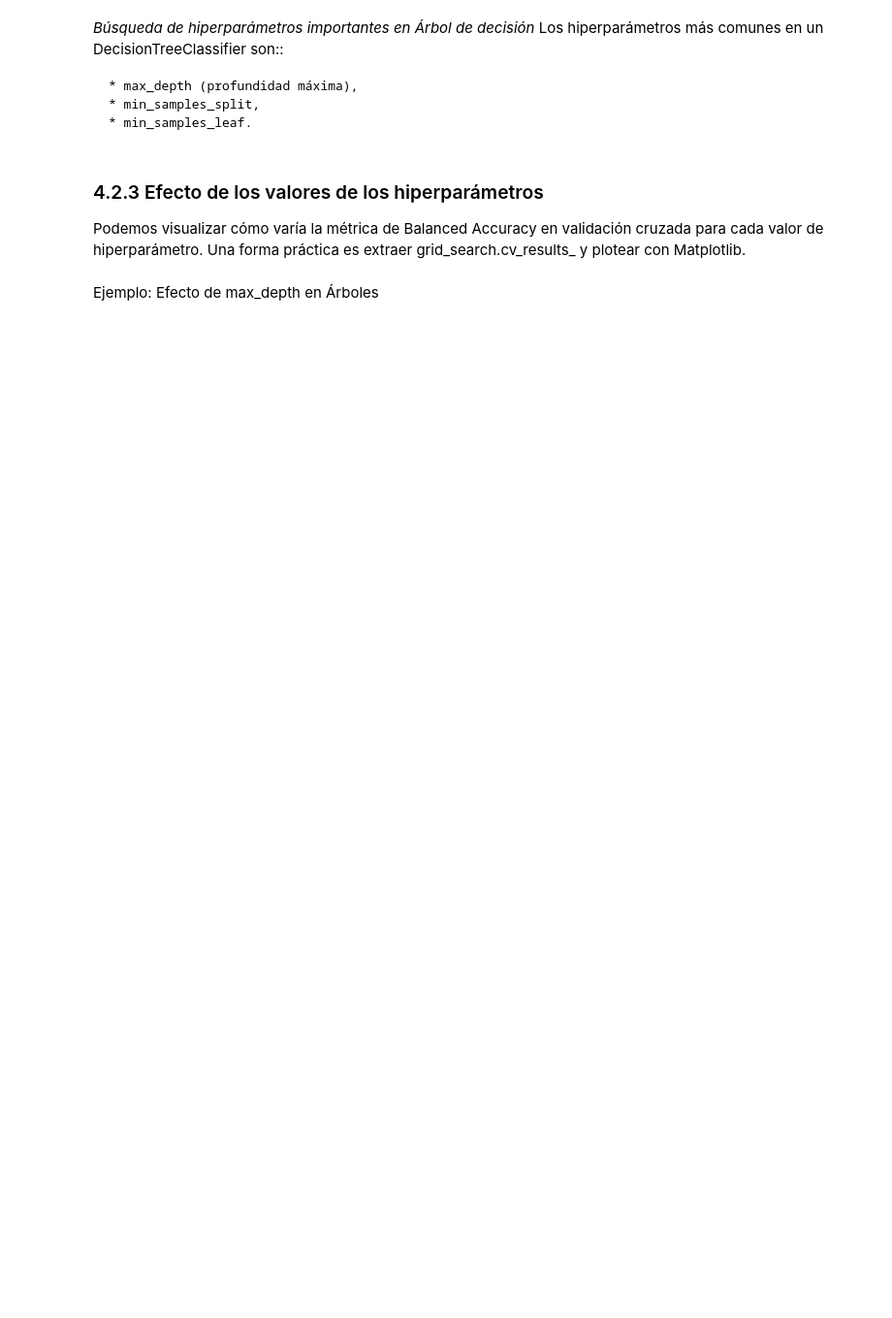
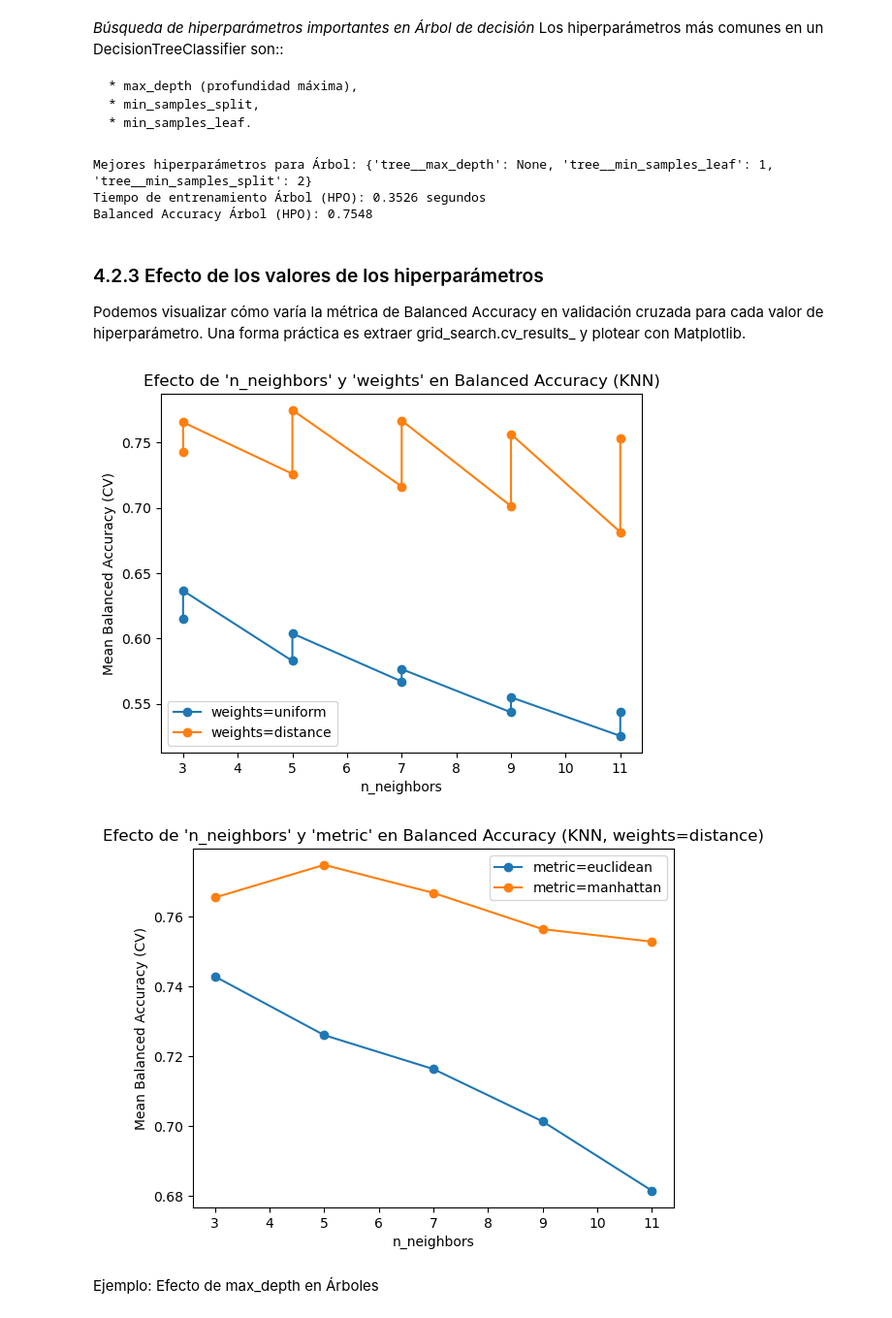
Before and after one commit to albatellouc3m/Grupo5, a Jupyter notebook: P1_AA.ipynb, the cells around one changed output. Shown at 97% size. Drawn from its saved outputs; the diff is of its cells as text; code cells hidden in the pictures; blank space fills up the shorter version.

Commit message:
Va todo el 4 bien ya, falta revisar plots

```diff
--- a/P1_AA.ipynb
+++ b/P1_AA.ipynb
@@ -465,10 +465,9 @@ Los hiperparámetros principales de KNN suelen ser:
     * n_neighbors: número de vecinos,
     * weights: uniforme o ponderado por la distancia,
 # %%
-import numpy as np
 from sklearn.model_selection import GridSearchCV, StratifiedKFold
 
-# Definimos la rejilla de hiperparámetros
+# Definimos los hiperparámetros
 param_grid_knn = {
     # Ejemplo para la imputación numérica si lo estás evaluando también
     # 'preprocessor__num__imputer__strategy': ['mean', 'median'],
@@ -479,38 +478,36 @@ param_grid_knn = {
 }
 
 # Configuramos la validación cruzada estratificada
-skf = StratifiedKFold(n_splits=5, shuffle=True, random_state=42)
+skf = StratifiedKFold(n_splits=3, shuffle=True, random_state=42)
 
 # Creación del pipeline base (mismo que default, pero sin hiperparámetros fijos)
 knn_pipeline = Pipeline([
-    ('preprocessor', preprocessor),
-    ('knn', KNeighborsClassifier())  # KNN "vacío" para poder tunear
+    ('imputer', SimpleImputer(strategy='mean')),
+    ('scaler', StandardScaler()),
+    ('knn', KNeighborsClassifier())
 ])
 
-grid_knn = GridSearchCV(
+knn_grid = GridSearchCV(
     estimator=knn_pipeline,
     param_grid=param_grid_knn,
     scoring='balanced_accuracy',
     cv=skf,
-    n_jobs=-1,
-    verbose=1
+    n_jobs=-1
 )
 
 start_time = time.time()
-grid_knn.fit(X_train, y_train)
+knn_grid.fit(X_train, y_train)
 end_time = time.time()
 
+knn_best_model = knn_grid.best_estimator_
+knn_best_params = knn_grid.best_params_
 training_time_knn_hpo = end_time - start_time
+
+# Evaluación del modelo ajustado
+y_pred_knn_hpo = cross_val_predict(knn_best_model, X_train, y_train, cv=inner)
+balacc_knn_hpo = balanced_accuracy_score(y_train, y_pred_knn_hpo)
+
+print(f"\nMejores hiperparámetros para KNN: {knn_best_params}")
 print(f"Tiempo de entrenamiento KNN (HPO): {training_time_knn_hpo:.4f} segundos")
-
-print("Mejores parámetros KNN:", grid_knn.best_params_)
-print("Mejor Balanced Accuracy CV (KNN):", grid_knn.best_score_)
-
-# Se extrae el mejor modelo
-best_knn_model = grid_knn.best_estimator_
-
-# Evaluar en test
-y_pred_knn_best = best_knn_model.predict(X_test)
-balacc_knn_best = balanced_accuracy_score(y_test, y_pred_knn_best)
-print(f"Balanced Accuracy en test (KNN con HPO): {balacc_knn_best:.4f}")
+print(f"Balanced Accuracy KNN (HPO): {balacc_knn_hpo:.4f}")
 # %% [output]
@@ -534,34 +529,38 @@ param_grid_tree = {
 }
 
 tree_pipeline = Pipeline([
-    ('preprocessor', preprocessor),
+    ('imputer', SimpleImputer(strategy='mean')),
+    ('scaler', StandardScaler()),
     ('tree', DecisionTreeClassifier(random_state=42))
 ])
 
-grid_tree = GridSearchCV(
+tree_grid = GridSearchCV(
     estimator=tree_pipeline,
     param_grid=param_grid_tree,
     scoring='balanced_accuracy',
     cv=skf,
-    n_jobs=-1,
-    verbose=1
+    n_jobs=-1
 )
 
 start_time = time.time()
-grid_tree.fit(X_train, y_train)
+tree_grid.fit(X_train, y_train)
 end_time = time.time()
 
+tree_best_model = tree_grid.best_estimator_
+tree_best_params = tree_grid.best_params_
 training_time_tree_hpo = end_time - start_time
+
+# Evaluación del modelo ajustado
+y_pred_tree_hpo = cross_val_predict(tree_best_model, X_train, y_train, cv=inner)
+balacc_tree_hpo = balanced_accuracy_score(y_train, y_pred_tree_hpo)
+
+print(f"\nMejores hiperparámetros para Árbol: {tree_best_params}")
 print(f"Tiempo de entrenamiento Árbol (HPO): {training_time_tree_hpo:.4f} segundos")
-
-print("Mejores parámetros Árbol:", grid_tree.best_params_)
-print("Mejor Balanced Accuracy CV (Árbol):", grid_tree.best_score_)
-
-best_tree_model = grid_tree.best_estimator_
-
-y_pred_tree_best = best_tree_model.predict(X_test)
-balacc_tree_best = balanced_accuracy_score(y_test, y_pred_tree_best)
-print(f"Balanced Accuracy en test (Árbol con HPO): {balacc_tree_best:.4f}")
+print(f"Balanced Accuracy Árbol (HPO): {balacc_tree_hpo:.4f}")
+# %% [output]
+Mejores hiperparámetros para Árbol: {'tree__max_depth': None, 'tree__min_samples_leaf': 1, 'tree__min_samples_split': 2}
+Tiempo de entrenamiento Árbol (HPO): 0.3526 segundos
+Balanced Accuracy Árbol (HPO): 0.7548
 # %% [markdown]
 ### 4.2.3 Efecto de los valores de los hiperparámetros
 Podemos visualizar cómo varía la métrica de Balanced Accuracy en validación cruzada para cada valor de hiperparámetro. Una forma práctica es extraer grid_search.cv_results_ y plotear con Matplotlib.
@@ -570,7 +569,7 @@ import matplotlib.pyplot as plt
 import pandas as pd
 
 # Convertimos los resultados del GridSearch a un dataframe
-results_knn = pd.DataFrame(grid_knn.cv_results_)
+results_knn = pd.DataFrame(knn_grid.cv_results_)
 
 # Queremos plotear la Balanced Accuracy promedio (mean_test_score)
 # en función del número de vecinos (param_knn__n_neighbors).
@@ -582,33 +581,36 @@ for w in results_knn['param_knn__weights'].unique():
     subset = results_knn[results_knn['param_knn__weights'] == w]
     # Ordenamos por n_neighbors para que la línea salga "en orden"
     subset = subset.sort_values(by='param_knn__n_neighbors')
     plt.plot(subset['param_knn__n_neighbors'],
              subset['mean_test_score'],
              marker='o',
              label=f"weights={w}")
 plt.title("Efecto de 'n_neighbors' y 'weights' en Balanced Accuracy (KNN)")
 plt.xlabel("n_neighbors")
 plt.ylabel("Mean Balanced Accuracy (CV)")
 plt.legend()
 plt.show()
 
 # 2) Efecto de la métrica de distancia (euclidean vs. manhattan) con n_neighbors fijos
 plt.figure()
 for metric in results_knn['param_knn__metric'].unique():
     subset = results_knn[results_knn['param_knn__metric'] == metric]
     # Aquí podemos, por ejemplo, fijar un weights concreto o agruparlo
     # Para simplificar, supongamos que fijamos weights='distance'
     subset = subset[subset['param_knn__weights'] == 'distance']
     subset = subset.sort_values(by='param_knn__n_neighbors')
     plt.plot(subset['param_knn__n_neighbors'],
              subset['mean_test_score'],
              marker='o',
              label=f"metric={metric}")
 plt.title("Efecto de 'n_neighbors' y 'metric' en Balanced Accuracy (KNN, weights=distance)")
 plt.xlabel("n_neighbors")
 plt.ylabel("Mean Balanced Accuracy (CV)")
 plt.legend()
 plt.show()
+# %% [output]
+[figure, added]
+[figure, added]
 # %% [markdown]
 Ejemplo: Efecto de max_depth en Árboles
 # %%
```
Also changed, not shown: parts of 4 cells of this notebook.
